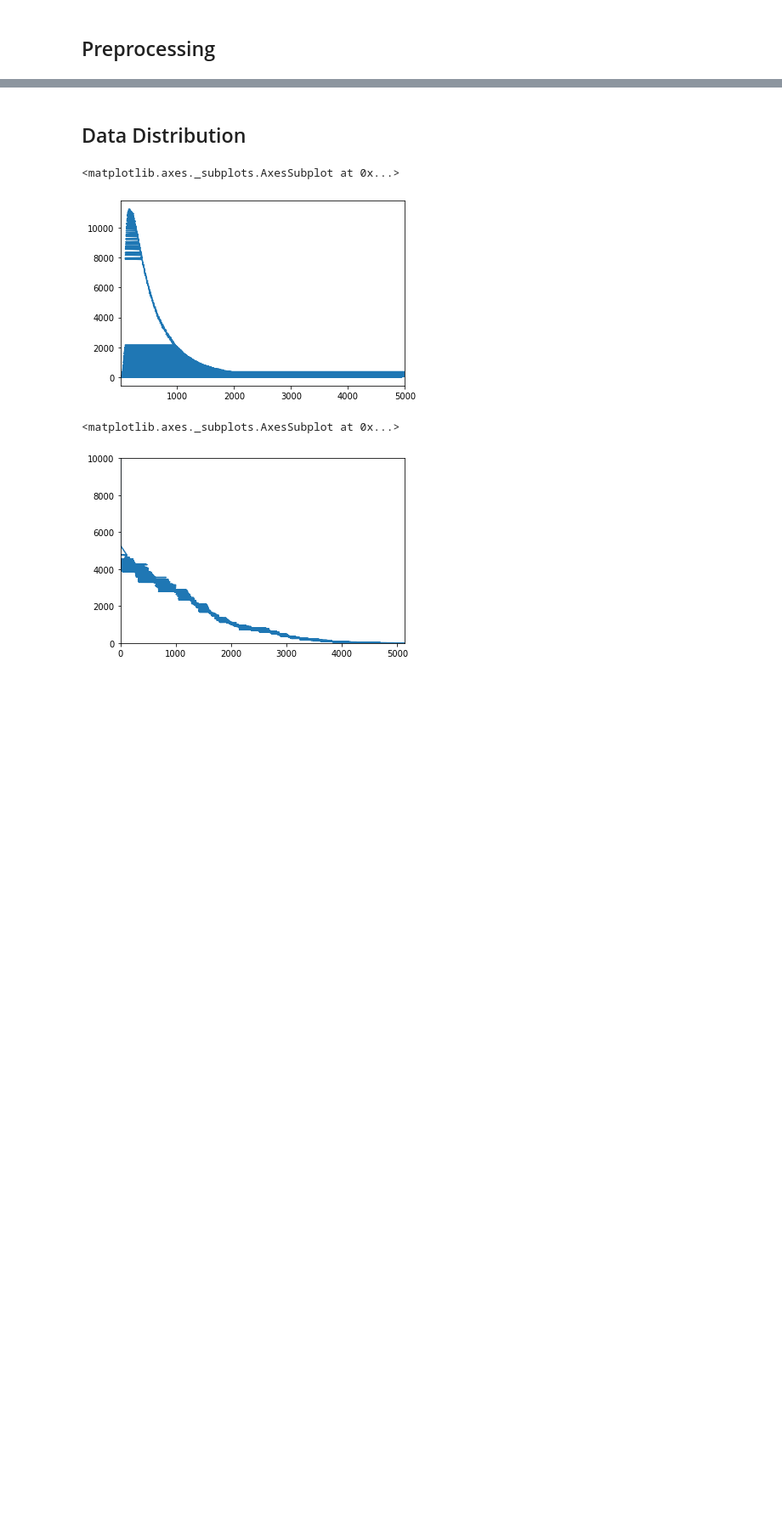
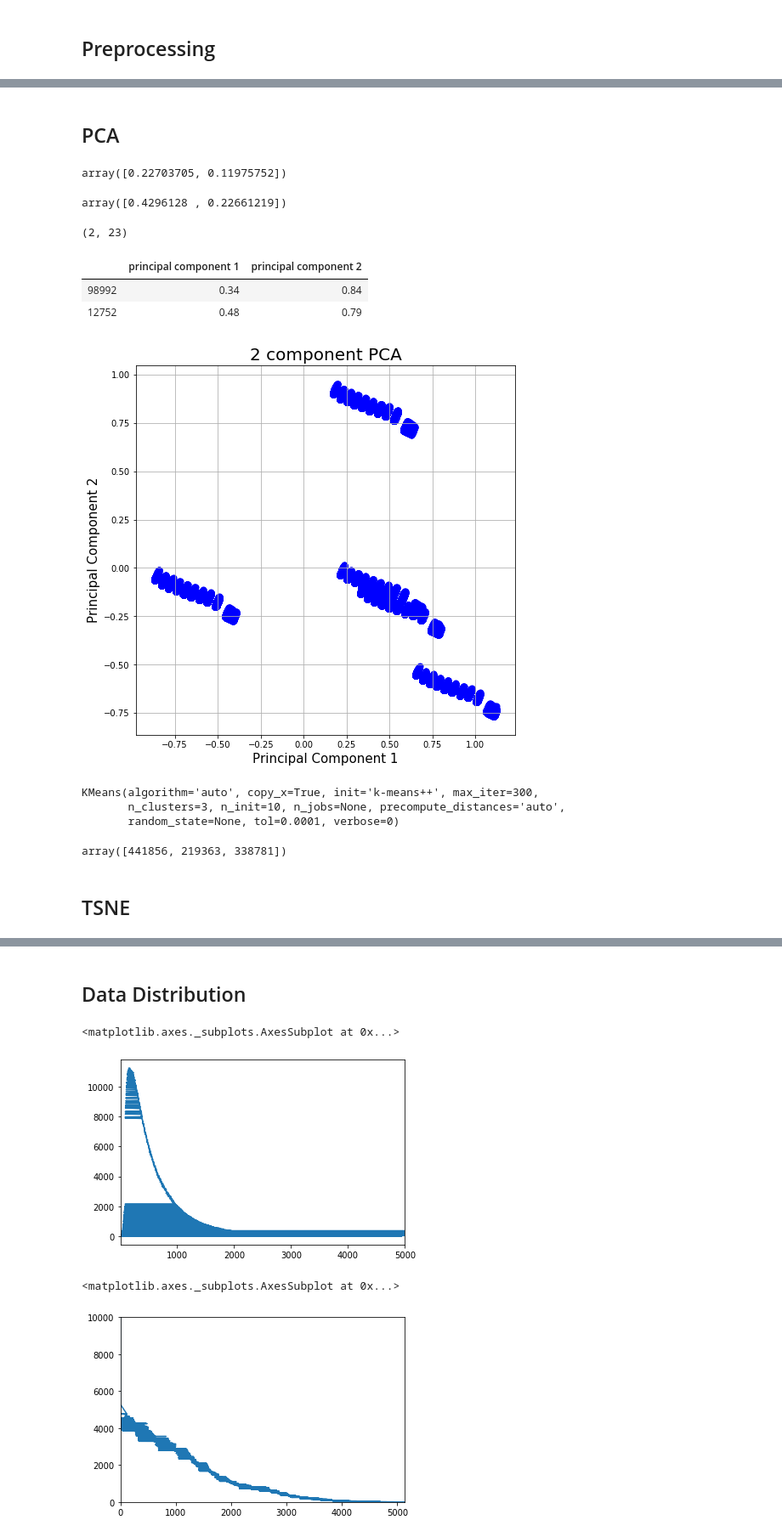
Before and after one commit to metinsenturk/review-credibility, a Jupyter notebook: notebooks/Preliminary Model (Unsupervised).ipynb, the cells around one changed output, grey strips where cells are left out. Shown at 85% size. Saved outputs shown, nothing was run; the diff lists cells and outputs as text; code cells hidden in the pictures; blank space fills up the shorter version.

```diff
--- a/notebooks/Preliminary Model.ipynb
+++ b/notebooks/Preliminary Model (Unsupervised).ipynb
@@ -27,4 +32,5 @@ df = reviews.merge(
     reviews_meta, how='left', on='review_id').merge(
         users_meta, how='left', on='user_id')
 # %%
-df.drop('text', axis=1, inplace=True)
+# df.drop('text', axis=1, inplace=True)
+df = df.iloc[:1000000,:]
@@ -82,3 +74,4 @@ array([[ 0,  1,  2,  3,  4, 10, 11, 12],
 # %%
-np.concatenate((values_continuous, values_categorical), axis=1).shape
+X = np.concatenate((values_continuous, values_categorical), axis=1)
+X.shape
 # %% [output]
@@ -85,0 +87,68 @@ np.concatenate((values_continuous, values_categorical), axis=1).shape
+# %% [markdown]
+## PCA
+# %%
+from sklearn.decomposition import PCA
+
+pca = PCA(n_components=2)
+principalComponents = pca.fit_transform(X)
+principalDf = pd.DataFrame(
+    data = principalComponents,
+    columns = ['principal component 1', 'principal component 2']
+)
+# %%
+pca.explained_variance_ratio_
+# %% [output]
+array([0.22703705, 0.11975752])
+# %%
+pca.explained_variance_
+# %% [output]
+array([0.4296128 , 0.22661219])
+# %%
+pca.components_.shape
+# %% [output]
+(2, 23)
+# %%
+principalDf.sample(2)
+# %% [output]
+|  | principal component 1 | principal component 2 |
+| 98992 | 0.34 | 0.84 |
+| 12752 | 0.48 | 0.79 |
+# %%
+def draw_vector(v0, v1, ax=None):
+    ax = ax or plt.gca()
+    arrowprops=dict(arrowstyle='->',
+                    linewidth=2,
+                    shrinkA=0, shrinkB=0)
+    ax.annotate('', v1, v0, arrowprops=arrowprops)
+
+fig = plt.figure(figsize = (8,8))
+ax = fig.add_subplot(1,1,1)
+ax.set_xlabel('Principal Component 1', fontsize = 15)
+ax.set_ylabel('Principal Component 2', fontsize = 15)
+ax.set_title('2 component PCA', fontsize = 20)
+
+ax.scatter(
+    principalDf.loc[:, 'principal component 1']
+    , principalDf.loc[:, 'principal component 2']
+    , c = 'b'
+    , s = 50
+)
+
+ax.grid()
+# %% [output]
+[figure, added]
+# %%
+from sklearn import cluster
+
+k_means = cluster.KMeans(n_clusters=3)
+k_means.fit(X)
+# %% [output]
+KMeans(algorithm='auto', copy_x=True, init='k-means++', max_iter=300,
+       n_clusters=3, n_init=10, n_jobs=None, precompute_distances='auto',
+       random_state=None, tol=0.0001, verbose=0)
+# %%
+np.bincount(k_means.labels_)
+# %% [output]
+array([441856, 219363, 338781])
+# %% [markdown]
+## TSNE
```
Also changed, not shown: parts of 16 cells of this notebook, 4 other files.
